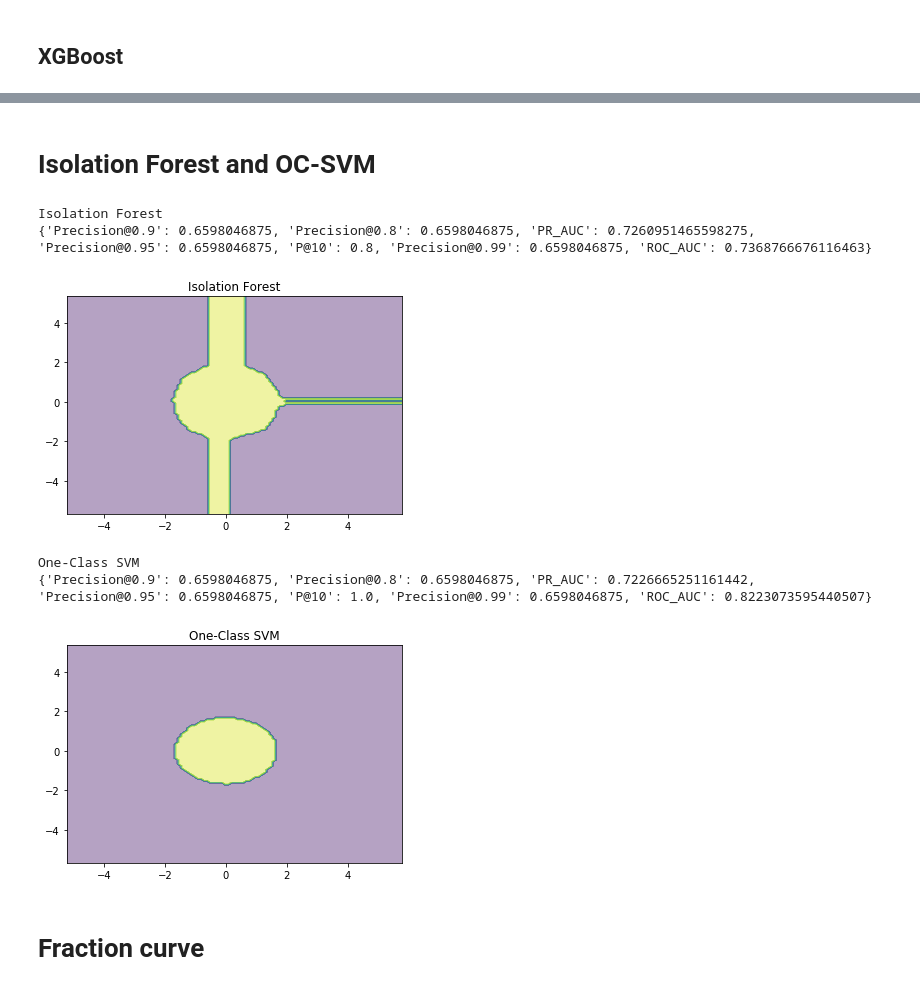
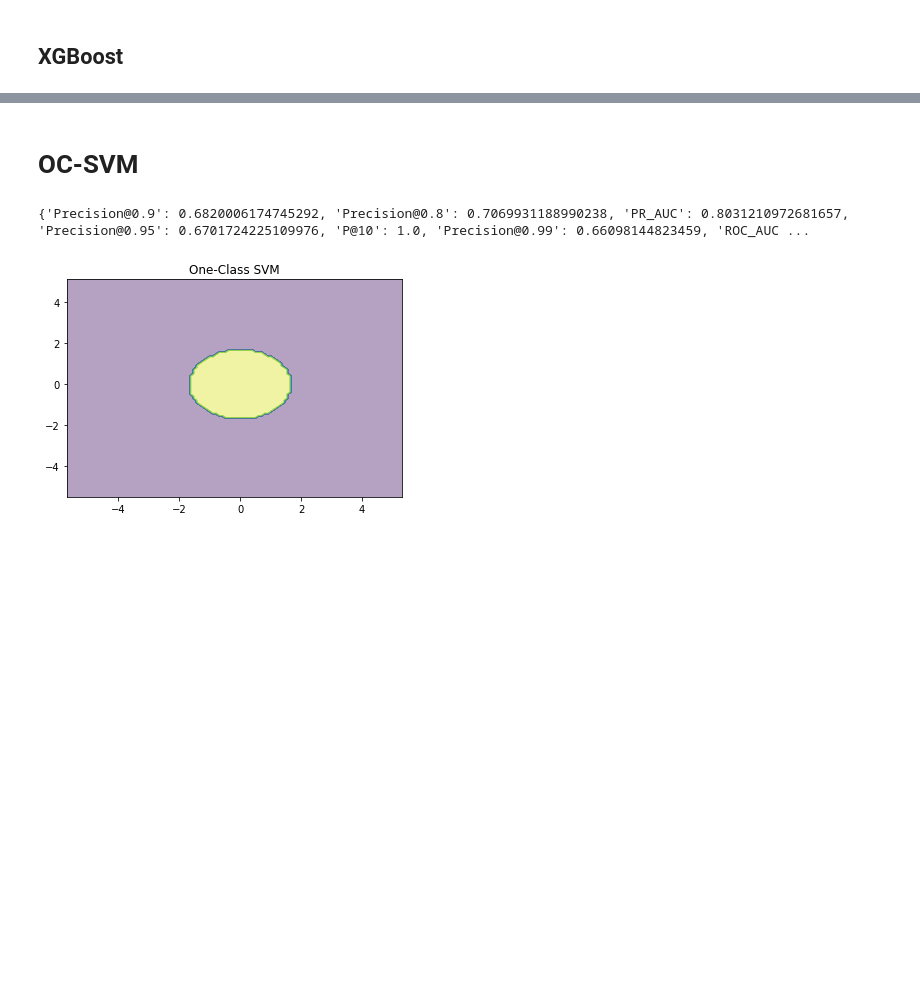
Before and after one commit to HSE-LAMBDA/one_plus_e, a Jupyter notebook: experiments/toy_example_true.ipynb, the cells around one changed output, grey strips where cells are left out. Saved outputs shown, nothing was run; the diff lists cells and outputs as text; code cells hidden in the pictures; blank space fills up the shorter version.

```diff
--- a/experiments/toy_example_true.ipynb
+++ b/experiments/toy_example_true.ipynb
@@ -11,7 +11,7 @@ from evaluation import get_anomaly_metrics
 # %% [markdown]
 # Sample generation
 # %%
-X_data = np.random.normal(size=(102400, 2))
+X_data = np.random.normal(size=(40240, 2))
 r = np.sqrt(X_data[:, 0] ** 2 + X_data[:, 1] ** 2)
 labels = 1 - np.random.binomial(1, p=1 - np.minimum(np.maximum(r - 1, 0), 1))
 
@@ -253,34 +113,12 @@ plot_decision_boundary(predict_fn=lambda x: clf.predict_proba(x)[:, 1], title='X
 # %% [markdown]
-# Isolation Forest and OC-SVM
+# OC-SVM
 # %%
 from sklearn import svm
-from sklearn.ensemble import IsolationForest
-
-
-classifiers_classic = {
-    "One-Class SVM": svm.OneClassSVM(nu=0.03,
-                                     kernel="rbf", gamma=1e-5),
-    "Isolation Forest": IsolationForest(n_estimators=500,
-                                        contamination=0.01,
-                                        random_state=10)}
-
-
-for i, (clf_name, clf) in enumerate(classifiers_classic.items()):
-        print(clf_name)
-        clf.fit(X_good)
-#         clf.fit(X_mix)
-        #scores_pred = clf.decision_function(X_test)
-        y_pred = clf.predict(X_test)
-
-        print(get_anomaly_metrics(y_test, y_pred))
-#         plt.subplot(1,2,i+1)
-        plot_decision_boundary(predict_fn=clf.predict, title=clf_name, alpha=0)
+clf = svm.OneClassSVM(nu=0.03, kernel="rbf", gamma=1e-5)
+clf.fit(X_good) # OC-SVM is for novelty recognition
+y_pred = clf.decision_function(X_test).squeeze()
+print(get_anomaly_metrics(y_test, y_pred))
+plot_decision_boundary(predict_fn=clf.predict, title='One-Class SVM', alpha=0)
 # %% [output]
-Isolation Forest
-{'Precision@0.9': 0.6598046875, 'Precision@0.8': 0.6598046875, 'PR_AUC': 0.7260951465598275, 'Precision@0.95': 0.6598046875, 'P@10': 0.8, 'Precision@0.99': 0.6598046875, 'ROC_AUC': 0.7368766676116463}
+{'Precision@0.9': 0.6820006174745292, 'Precision@0.8': 0.7069931188990238, 'PR_AUC': 0.8031210972681657, 'Precision@0.95': 0.6701724225109976, 'P@10': 1.0, 'Precision@0.99': 0.66098144823459, 'ROC_AUC ...
-[figure, old version]
+[figure, new version]
-One-Class SVM
-{'Precision@0.9': 0.6598046875, 'Precision@0.8': 0.6598046875, 'PR_AUC': 0.7226665251161442, 'Precision@0.95': 0.6598046875, 'P@10': 1.0, 'Precision@0.99': 0.6598046875, 'ROC_AUC': 0.8223073595440507}
-[figure, removed]
-# %% [markdown]
-# Fraction curve
```
Also changed, not shown: parts of 36 cells of this notebook, 1 other file.
